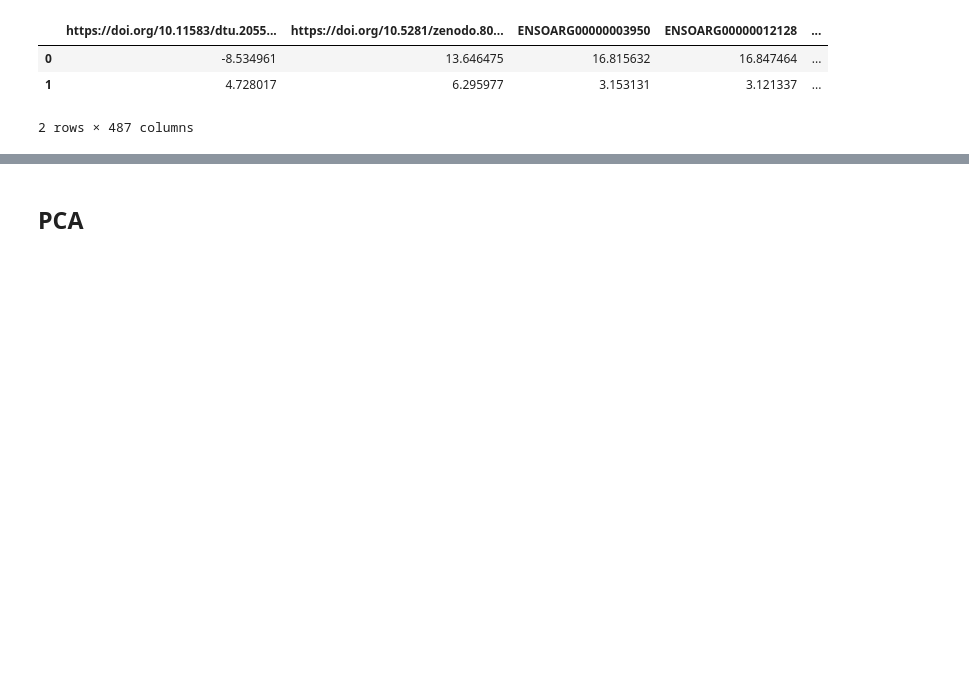
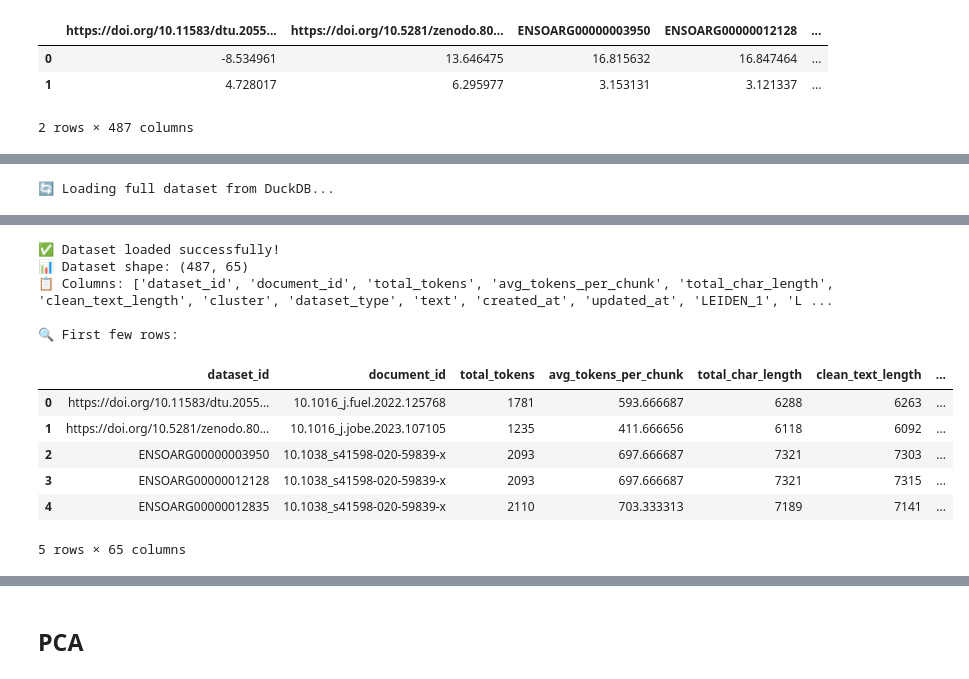
Before and after one commit to tavjo/MDC-Challenge-2025, a Jupyter notebook: notebooks/dim_reduction.ipynb, the cells around one changed output, grey strips where cells are left out. Saved outputs shown, nothing was run; the diff lists cells and outputs as text; code cells hidden in the pictures; blank space fills up the shorter version.

```diff
--- a/notebooks/dim_reduction.ipynb
+++ b/notebooks/dim_reduction.ipynb
@@ -214,3 +201,32 @@ res_df
 | 0 | -8.534961 | 13.646475 | 16.815632 | 16.847464 | ... |
 | 1 | 4.728017 | 6.295977 | 3.153131 | 3.121337 | ... |
 2 rows × 487 columns
+# %%
+# Step 1: Load full dataset using DuckDBHelper
+from api.utils.duckdb_utils import DuckDBHelper
+
+print("🔄 Loading full dataset from DuckDB...")
+
+# Initialize DuckDB helper
+db_path = "../artifacts/mdc_challenge.db"
+db_helper = DuckDBHelper(db_path)
+
+try:
+    # Get full dataset dataframe with all engineered features
+    df_full = db_helper.get_full_dataset_dataframe(
+        dataset_ids=None,  # Include all datasets
+        feature_filter=None,  # Include all features
+        fill_na=True
+    )
+
+    print(f"✅ Dataset loaded successfully!")
+    print(f"📊 Dataset shape: {df_full.shape}")
+    print(f"📋 Columns: {list(df_full.columns)}")
+    print(f"\n🔍 First few rows:")
+    display(df_full.head())
+
+except Exception as e:
+    print(f"❌ Error loading dataset: {str(e)}")
+    raise
+db_helper.close()
+# %% [output]
@@ -216,0 +250 @@ res_df
+🔄 Loading full dataset from DuckDB...
@@ -216,0 +268,12 @@ res_df
+✅ Dataset loaded successfully!
+📊 Dataset shape: (487, 65)
+📋 Columns: ['dataset_id', 'document_id', 'total_tokens', 'avg_tokens_per_chunk', 'total_char_length', 'clean_text_length', 'cluster', 'dataset_type', 'text', 'created_at', 'updated_at', 'LEIDEN_1', 'L ...
+
+🔍 First few rows:
+|  | dataset_id | document_id | total_tokens | avg_tokens_per_chunk | total_char_length | clean_text_length | ... |
+| 0 | https://doi.org/10.11583/dtu.2055... | 10.1016_j.fuel.2022.125768 | 1781 | 593.666687 | 6288 | 6263 | ... |
+| 1 | https://doi.org/10.5281/zenodo.80... | 10.1016_j.jobe.2023.107105 | 1235 | 411.666656 | 6118 | 6092 | ... |
+| 2 | ENSOARG00000003950 | 10.1038_s41598-020-59839-x | 2093 | 697.666687 | 7321 | 7303 | ... |
+| 3 | ENSOARG00000012128 | 10.1038_s41598-020-59839-x | 2093 | 697.666687 | 7321 | 7315 | ... |
+| 4 | ENSOARG00000012835 | 10.1038_s41598-020-59839-x | 2110 | 703.333313 | 7189 | 7141 | ... |
+5 rows × 65 columns
```
Also changed, not shown: parts of 8 cells of this notebook, 14 other files.
